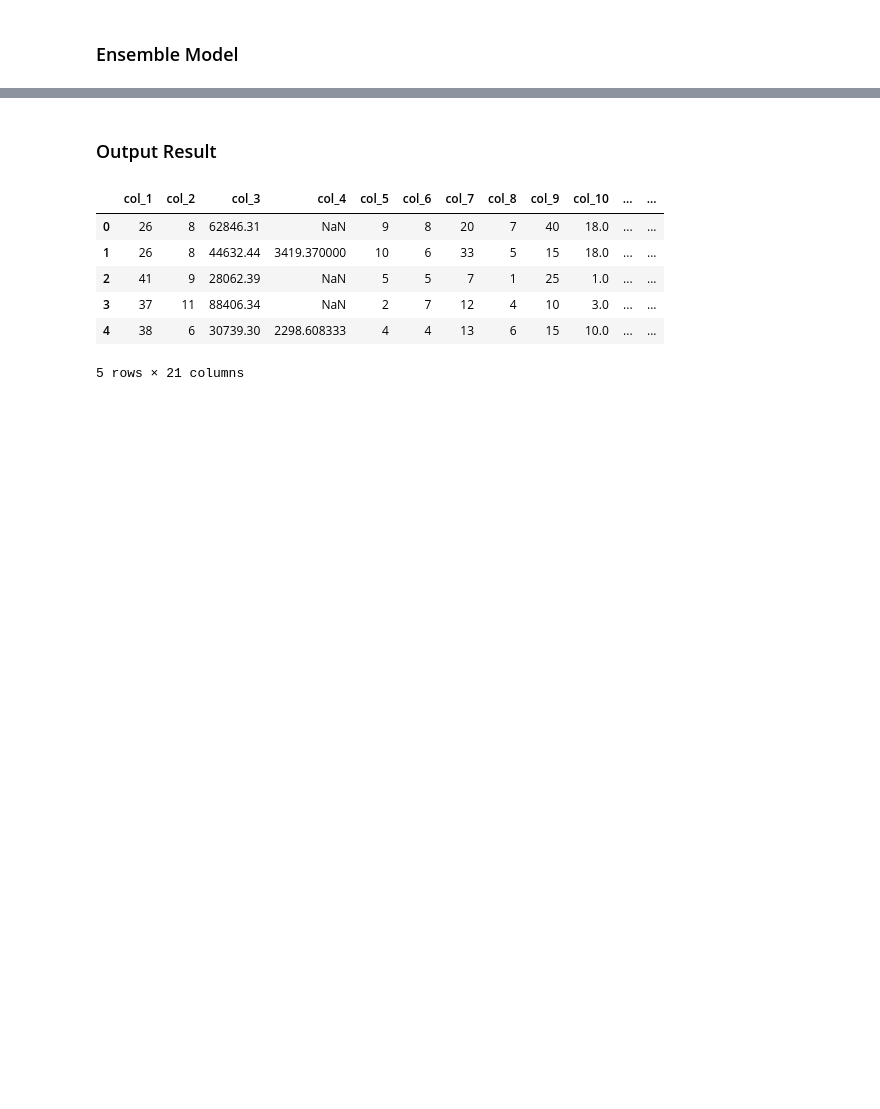
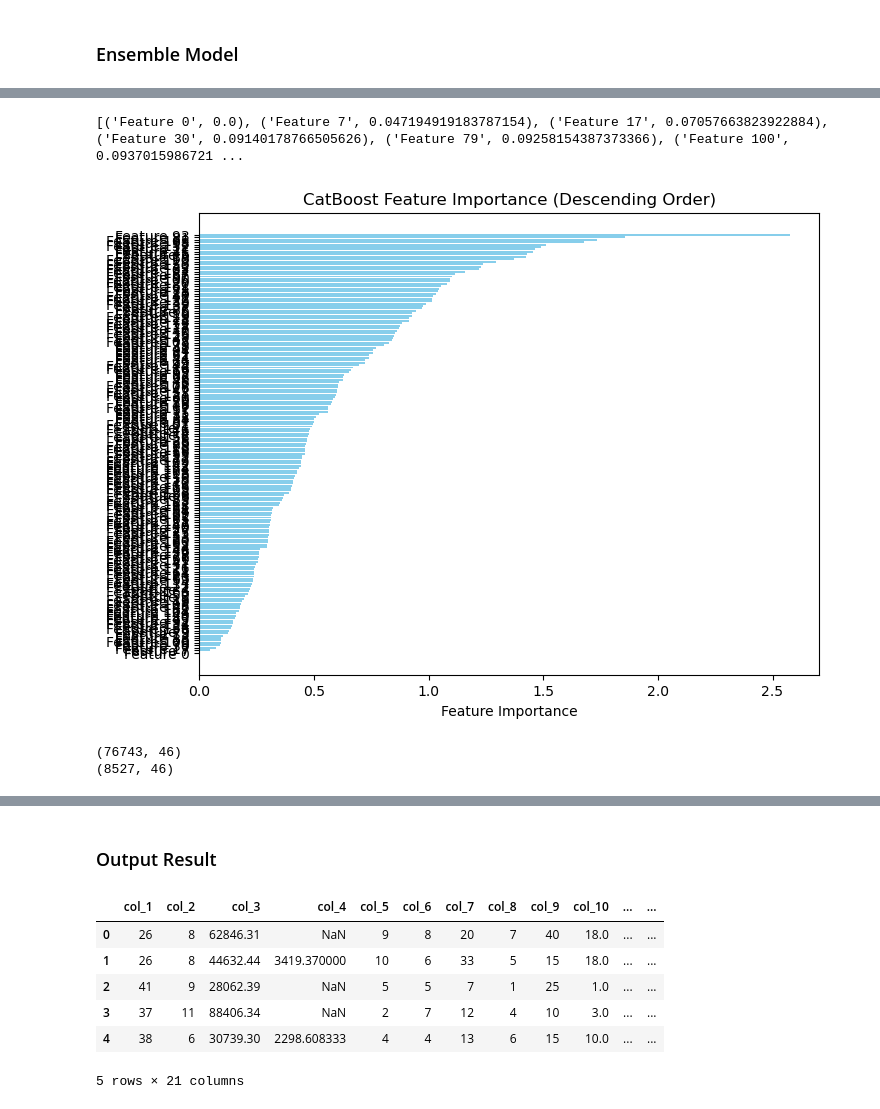
Before and after one commit to huiyuiui/DataScienceHw, a Jupyter notebook: Hw2/hw2.ipynb, the cells around one changed output, grey strips where cells are left out. Saved outputs shown, nothing was run; the diff lists cells and outputs as text; code cells hidden in the pictures; blank space fills up the shorter version.

```diff
--- a/Hw2/hw2.ipynb
+++ b/Hw2/hw2.ipynb
@@ -204 +345,31 @@ F1-score on valid: 0.7670537665632775
+# %%
+# feature importance visualize
+cat_feature_importances = cat.feature_importances_
+
+feature_names = [f'Feature {i}' for i in range(len(cat_feature_importances))]
+
+features_importance_sorted = sorted(zip(feature_names, cat_feature_importances), key=lambda x: x[1])
+feature_names_sorted, feature_importances_sorted = zip(*features_importance_sorted)
+print(features_importance_sorted)
+
+plt.figure(figsize=(8, 6))
+plt.barh(feature_names_sorted, feature_importances_sorted, color='skyblue')
+plt.xlabel('Feature Importance')
+plt.title('CatBoost Feature Importance (Descending Order)')
+plt.show()
+# %% [output]
+[('Feature 0', 0.0), ('Feature 7', 0.047194919183787154), ('Feature 17', 0.07057663823922884), ('Feature 30', 0.09140178766505626), ('Feature 79', 0.09258154387373366), ('Feature 100', 0.0937015986721 ...
+[figure, added]
+# %%
+# select feature
+cat_threshold = 0.8
+
+X_train_selected_cat = X_train[:, cat_feature_importances > cat_threshold]
+X_valid_selected_cat = X_valid[:, cat_feature_importances > cat_threshold]
+
+print(X_train_selected_cat.shape)
+print(X_valid_selected_cat.shape)
+# %% [output]
+(76743, 46)
+(8527, 46)
 # %%
```
Also changed, not shown: parts of 23 cells of this notebook, 2 other files.
